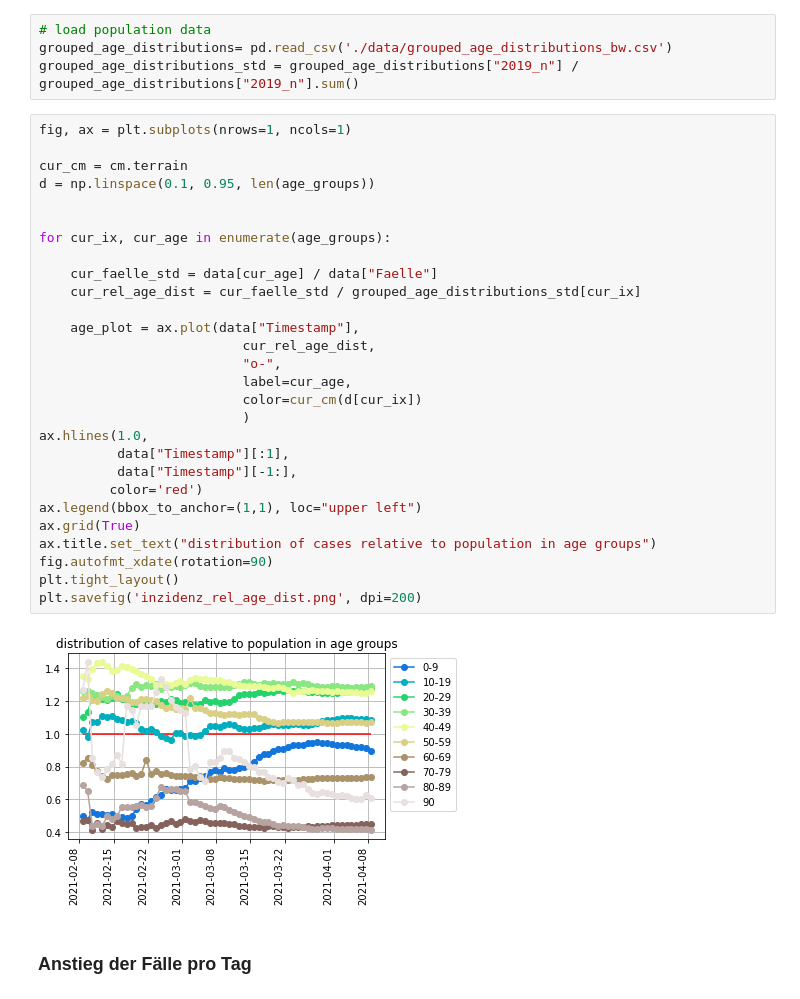
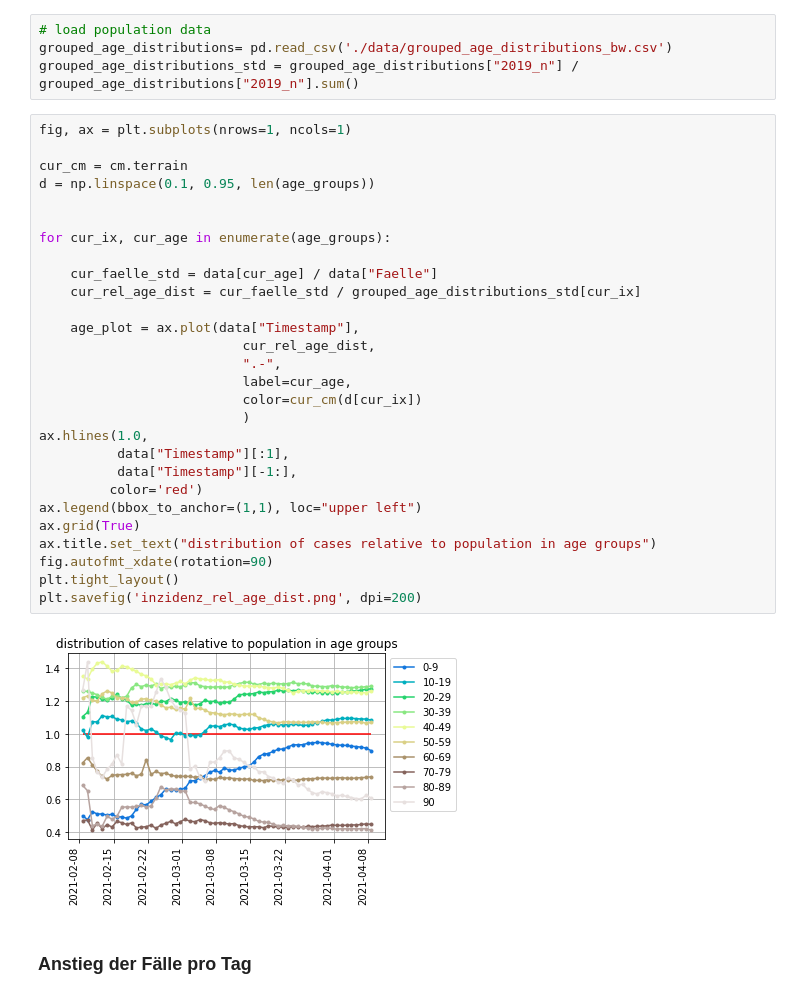
Before and after one commit to hydroclaus/corona_varianten_bw, a Jupyter notebook: new_variants_bw.ipynb, the cells around one changed output. Saved outputs shown, nothing was run; the diff lists cells and outputs as text.

```diff
--- a/new_variants_bw.ipynb
+++ b/new_variants_bw.ipynb
@@ -253,33 +261,33 @@ grouped_age_distributions_std = grouped_age_distributions["2019_n"] /   grouped_
 # %%
 fig, ax = plt.subplots(nrows=1, ncols=1)
 
 cur_cm = cm.terrain
 d = np.linspace(0.1, 0.95, len(age_groups))
 
 
 for cur_ix, cur_age in enumerate(age_groups):
 
     cur_faelle_std = data[cur_age] / data["Faelle"]
     cur_rel_age_dist = cur_faelle_std / grouped_age_distributions_std[cur_ix]
 
     age_plot = ax.plot(data["Timestamp"],
                           cur_rel_age_dist,
-                          "o-",
+                          ".-",
                           label=cur_age,
                           color=cur_cm(d[cur_ix])
                           )
 ax.hlines(1.0,
           data["Timestamp"][:1],
           data["Timestamp"][-1:],
          color='red')
 ax.legend(bbox_to_anchor=(1,1), loc="upper left")
 ax.grid(True)
 ax.title.set_text("distribution of cases relative to population in age groups")
 fig.autofmt_xdate(rotation=90)
 plt.tight_layout()
 plt.savefig('inzidenz_rel_age_dist.png', dpi=200)
 # %% [output]
-[figure, old version]
+[figure, new version]
 # %% [markdown]
 ### Anstieg der Fälle pro Tag
 # %%
```
Also changed, not shown: parts of 2 cells of this notebook, 3 other files.
